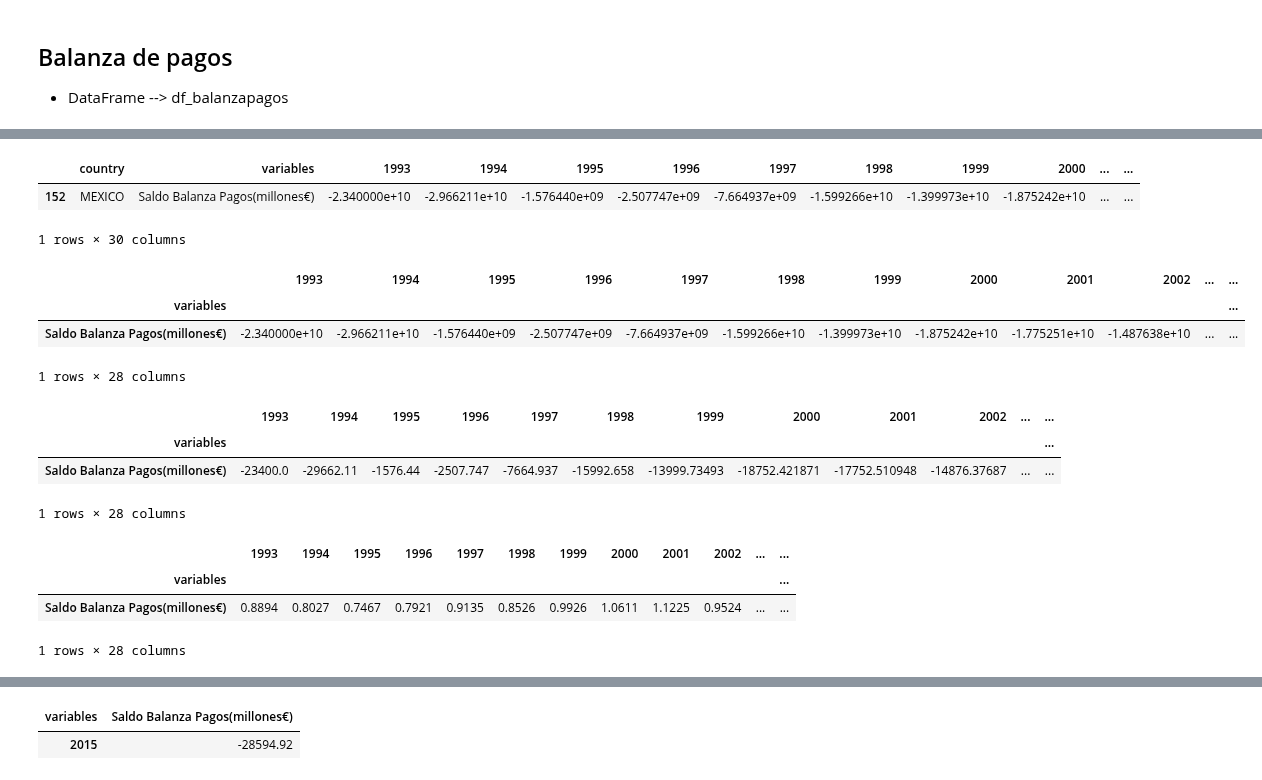
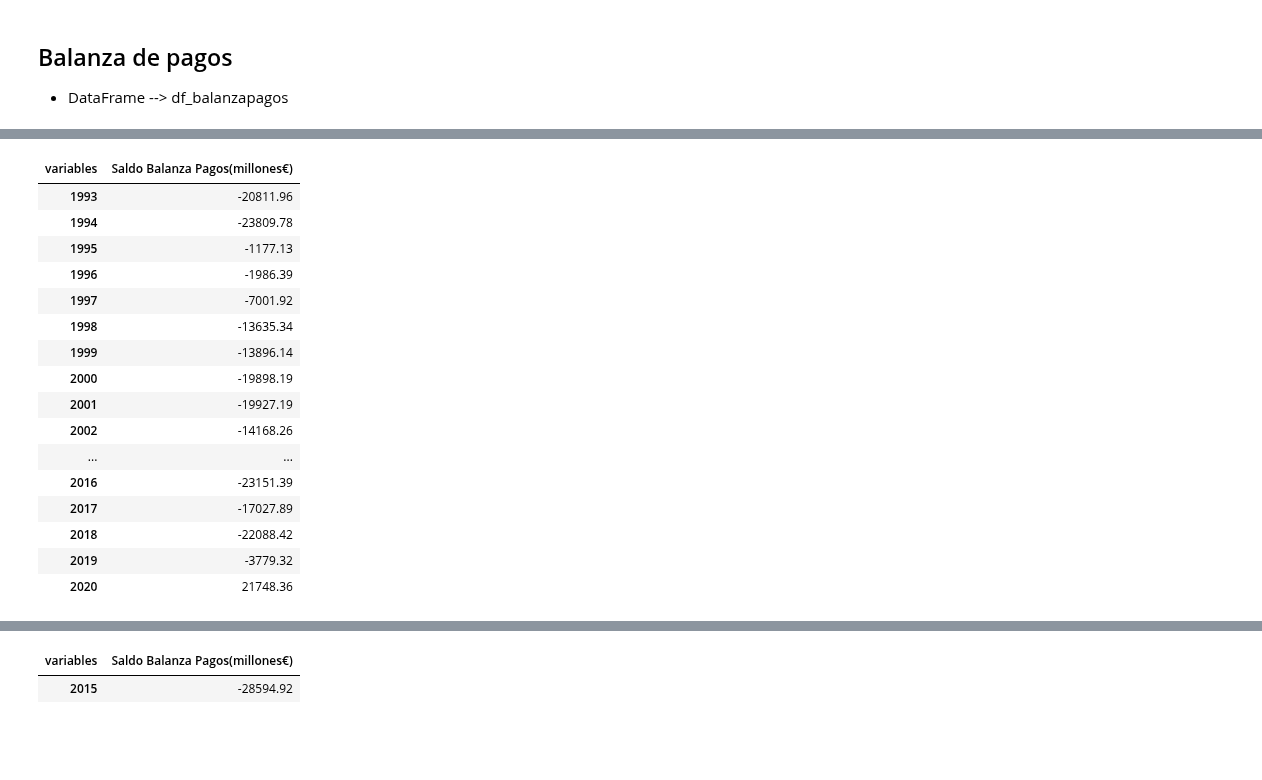
Before and after one commit to Afri-cola/Kschool-TFM, a Jupyter notebook: Edit_Balanza de pagos.ipynb, the cells around one changed output, grey strips where cells are left out. Cells and saved outputs as stored; diff of their text form; code cells hidden in the pictures; blank space fills up the shorter version.

Commit message:
Variable

```diff
--- a/Edit_Balanza de pagos.ipynb
+++ b/Edit_Balanza de pagos.ipynb
@@ -23,44 +11,24 @@ df= df.replace({'Tipo de cambio': 'Saldo Balanza Pagos(millones€)'})
 # %%
-root_2 = 'Variables_economicas/balanza de pagos.csv'
-
-df_balanzapagos = pd.read_csv(root_2, header=0)
-df_balanzapagos.rename(columns={'Country Name':'country', 'Indicator Name':'variables' }, inplace=True)
-df_balanzapagos = df_balanzapagos[df_balanzapagos.country == 'México']
-df_balanzapagos = df_balanzapagos.drop(['Indicator Code', 'Country Code'], axis=1)
-df_balanzapagos['country'] = df_balanzapagos['country'].replace('México', 'MEXICO')
-df_balanzapagos = df_balanzapagos.replace({'Saldo en cuenta corriente (balanza de pagos, US$ a precios actuales)': 'Saldo Balanza Pagos(millones€)'})
-
-
-
-df_balanzapagos.head()
+root = 'Variables_economicas/balanza de pagos.csv'
+df_balanzapagos = tipo_cambio(root)
+df_balanzapagos = df_balanzapagos.rename(columns= {'Saldo en cuenta corriente (balanza de pagos, US$ a precios actuales)': 'Saldo Balanza Pagos(millones€)'})
-# %% [output]
-|  | country | variables | 1993 | 1994 | 1995 | 1996 | 1997 | 1998 | 1999 | 2000 | ... | ... |
-| 152 | MEXICO | Saldo Balanza Pagos(millones€) | -2.340000e+10 | -2.966211e+10 | -1.576440e+09 | -2.507747e+09 | -7.664937e+09 | -1.599266e+10 | -1.399973e+10 | -1.875242e+10 | ... | ... |
-1 rows × 30 columns
-# %%
-df_balanzapagos = df_balanzapagos.drop(['country'], axis=1)
-# %%
-df_balanzapagos.set_index('variables', inplace=True)
 # %%
-df_balanzapagos.head()
+df_balanzapagos
 # %% [output]
-|  | 1993 | 1994 | 1995 | 1996 | 1997 | 1998 | 1999 | 2000 | 2001 | 2002 | ... | ... |
-| variables |  |  |  |  |  |  |  |  |  |  |  | ... |
-| Saldo Balanza Pagos(millones€) | -2.340000e+10 | -2.966211e+10 | -1.576440e+09 | -2.507747e+09 | -7.664937e+09 | -1.599266e+10 | -1.399973e+10 | -1.875242e+10 | -1.775251e+10 | -1.487638e+10 | ... | ... |
+| variables | Saldo Balanza Pagos(millones€) |
+| 1993 | -20811.96 |
+| 1994 | -23809.78 |
+| 1995 | -1177.13 |
+| 1996 | -1986.39 |
+| 1997 | -7001.92 |
+| 1998 | -13635.34 |
+| 1999 | -13896.14 |
+| 2000 | -19898.19 |
+| 2001 | -19927.19 |
+| 2002 | -14168.26 |
+| ... | ... |
+| 2016 | -23151.39 |
+| 2017 | -17027.89 |
+| 2018 | -22088.42 |
+| 2019 | -3779.32 |
+| 2020 | 21748.36 |
-1 rows × 28 columns
-# %%
-df_balanzapagos = df_balanzapagos.div(1000000)
-df_balanzapagos.head()
-# %% [output]
-|  | 1993 | 1994 | 1995 | 1996 | 1997 | 1998 | 1999 | 2000 | 2001 | 2002 | ... | ... |
-| variables |  |  |  |  |  |  |  |  |  |  |  | ... |
-| Saldo Balanza Pagos(millones€) | -23400.0 | -29662.11 | -1576.44 | -2507.747 | -7664.937 | -15992.658 | -13999.73493 | -18752.421871 | -17752.510948 | -14876.37687 | ... | ... |
-1 rows × 28 columns
-# %%
-df.set_index('variables', inplace=True)
-df.head()
-# %% [output]
-|  | 1993 | 1994 | 1995 | 1996 | 1997 | 1998 | 1999 | 2000 | 2001 | 2002 | ... | ... |
-| variables |  |  |  |  |  |  |  |  |  |  |  | ... |
-| Saldo Balanza Pagos(millones€) | 0.8894 | 0.8027 | 0.7467 | 0.7921 | 0.9135 | 0.8526 | 0.9926 | 1.0611 | 1.1225 | 0.9524 | ... | ... |
-1 rows × 28 columns
```
Also changed, not shown: parts of 13 cells of this notebook.
